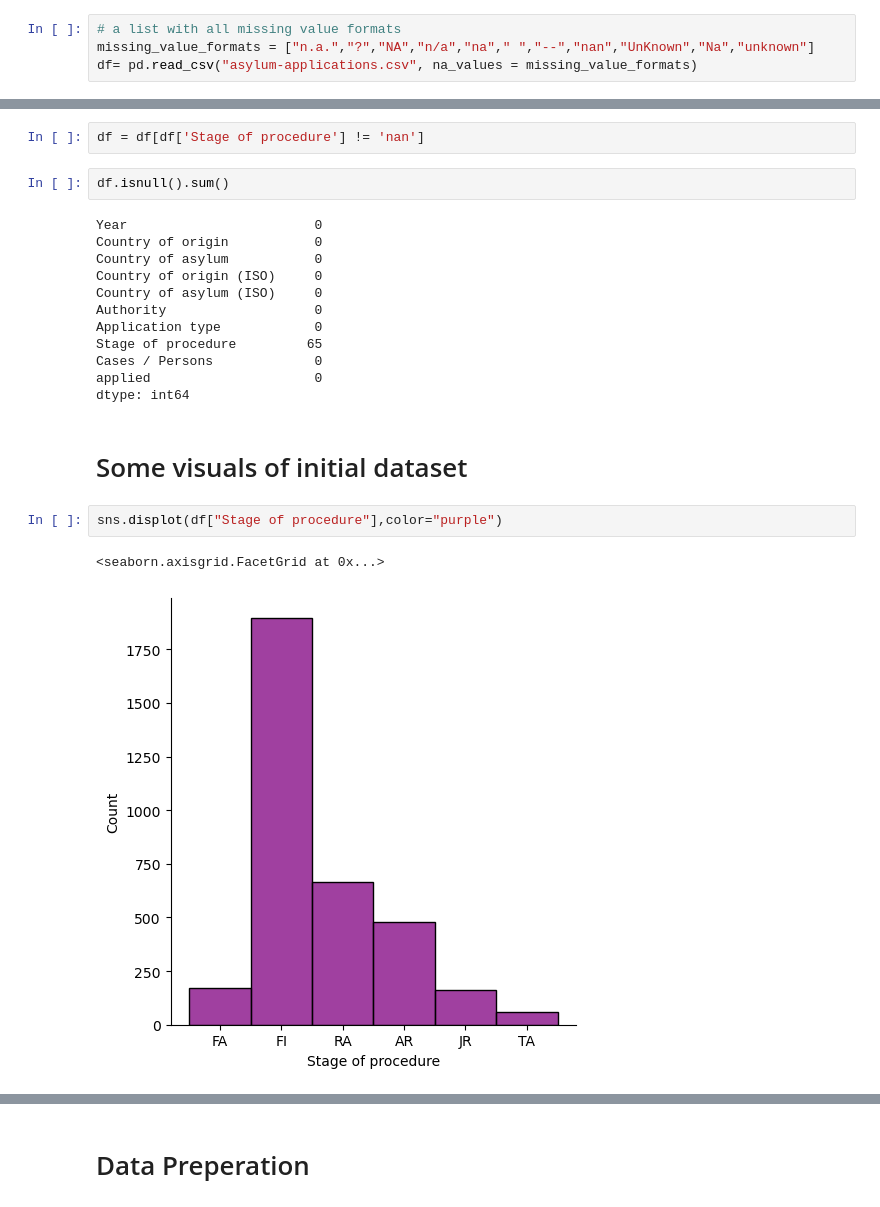
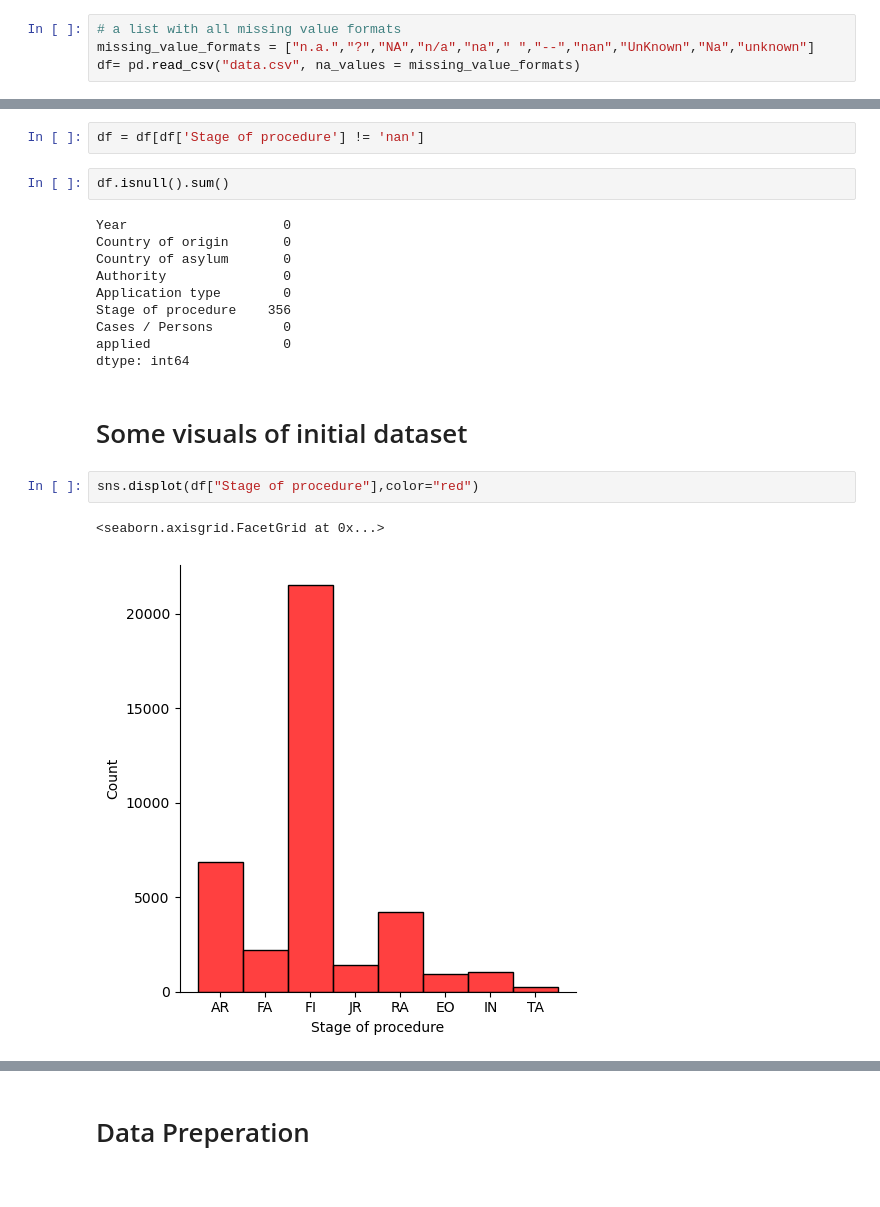
Before and after one commit to RodneyWardle2023/CapstoneProjectCA2RodneyWardle-SBS23057, a Jupyter notebook: CapstoneProjectCA2-CODE-RodneyWardle-SBS23057.ipynb, the cells around one changed output, grey strips where cells are left out. Drawn from its saved outputs; the diff is of its cells as text.

```diff
--- a/CapstoneProjectCA2-CODE-RodneyWardle-SBS23057.ipynb
+++ b/CapstoneProjectCA2-CODE-RodneyWardle-SBS23057.ipynb
@@ -147,7 +147,7 @@ dtype: int64
 # %%
 # a list with all missing value formats
 missing_value_formats = ["n.a.","?","NA","n/a","na"," ","--","nan","UnKnown","Na","unknown"]
-df= pd.read_csv("asylum-applications.csv", na_values = missing_value_formats)
+df= pd.read_csv("data.csv", na_values = missing_value_formats)
 # %%
 df = df.dropna(axis = 1, how ='all')
 # %%
@@ -191,24 +187,22 @@ df = df[df['Stage of procedure'] != 'nan']
 # %%
 df.isnull().sum()
 # %% [output]
-Year                        0
-Country of origin           0
-Country of asylum           0
-Country of origin (ISO)     0
-Country of asylum (ISO)     0
-Authority                   0
-Application type            0
-Stage of procedure         65
-Cases / Persons             0
-applied                     0
+Year                    0
+Country of origin       0
+Country of asylum       0
+Authority               0
+Application type        0
+Stage of procedure    356
+Cases / Persons         0
+applied                 0
 dtype: int64
 # %% [markdown]
 # Some visuals of initial dataset
 # %%
-sns.displot(df["Stage of procedure"],color="purple")
+sns.displot(df["Stage of procedure"],color="red")
 # %% [output]
 <seaborn.axisgrid.FacetGrid at 0x...>
-[figure, old version]
+[figure, new version]
 # %%
 # Filter the data for the relevant years (2020 and 2021)
 filtered_data = df[(df['Year'] >= 2020) & (df['Year'] <= 2023)]
```
Also changed, not shown: parts of 35 cells of this notebook, 6 other files.
